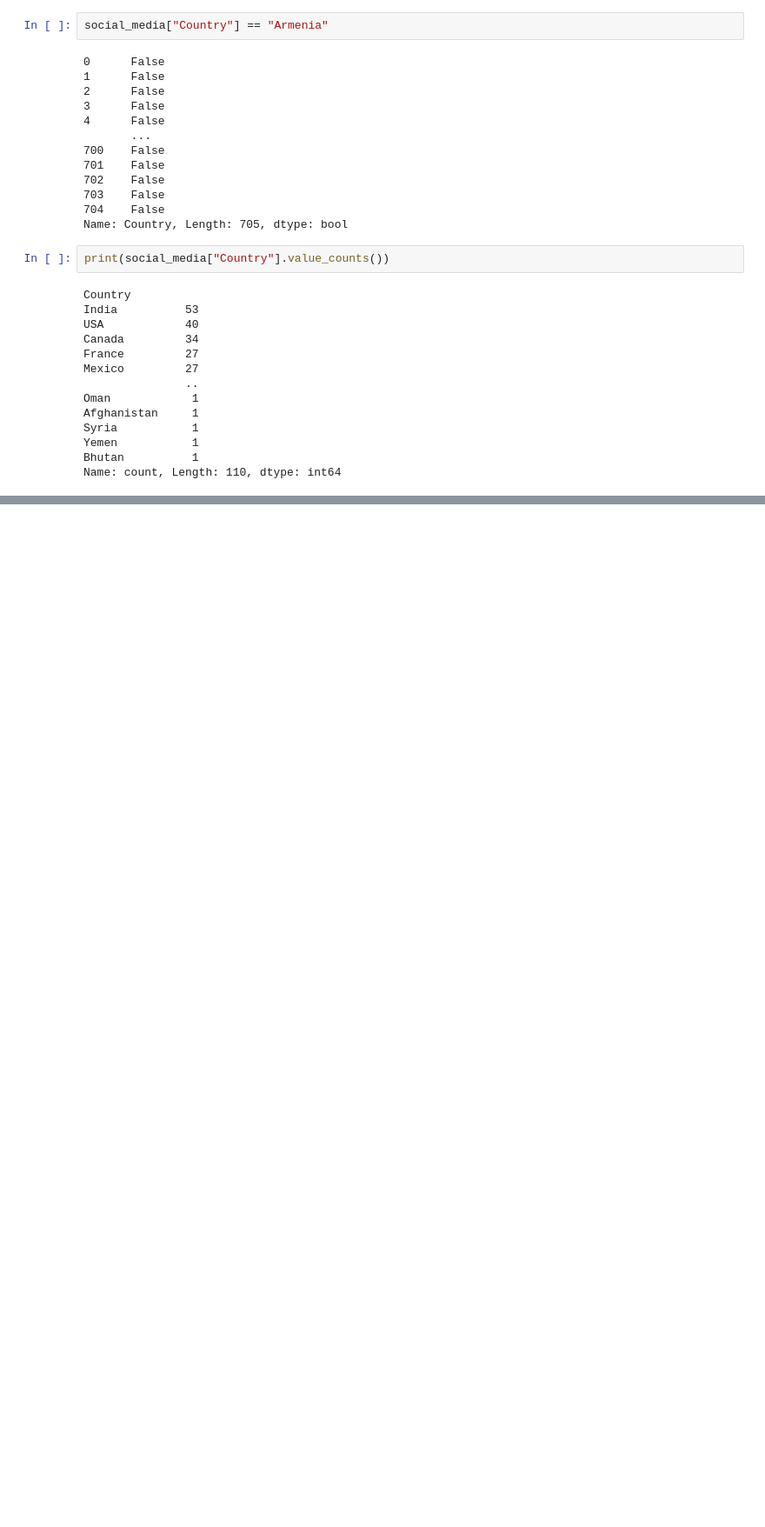
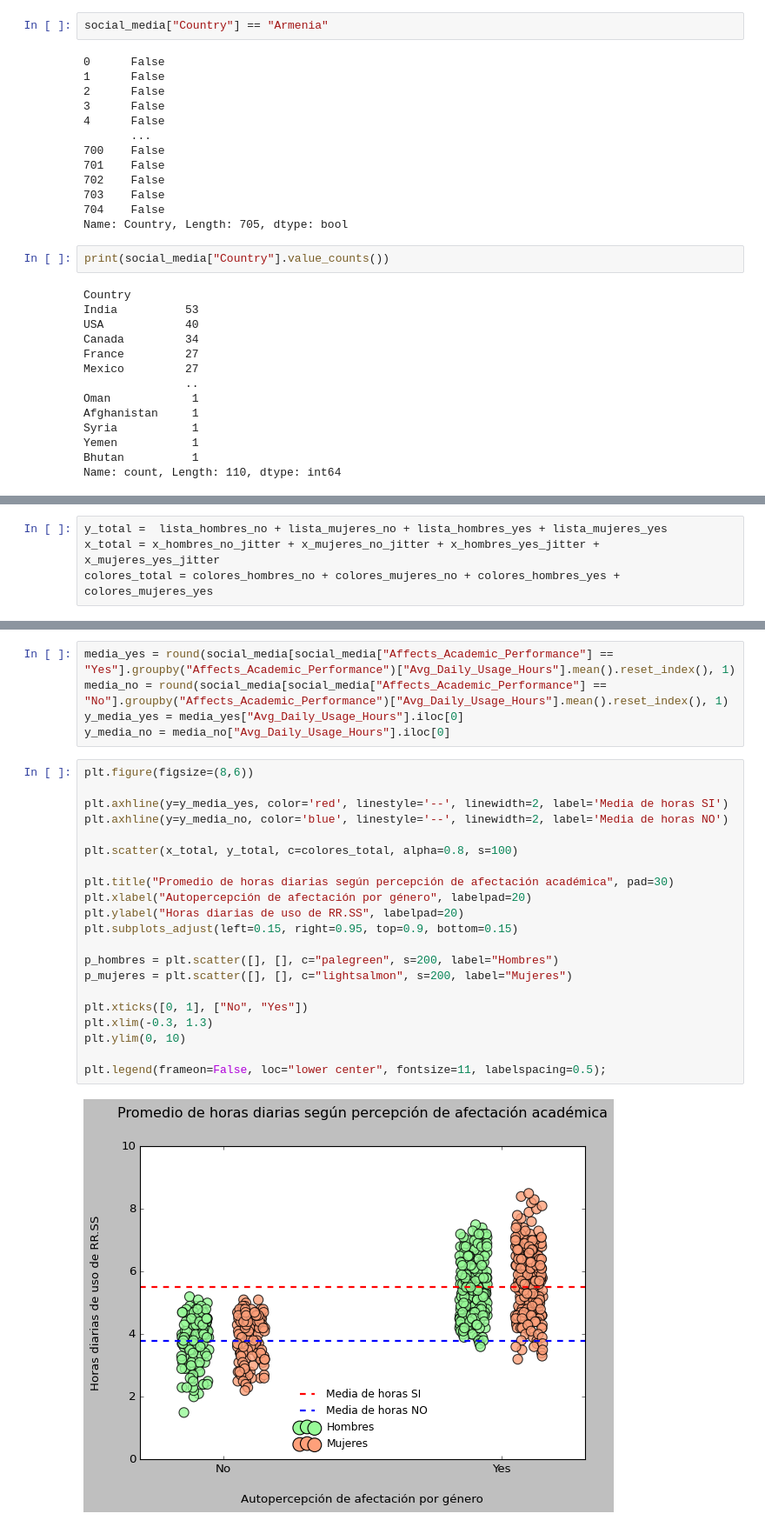
Before and after one commit to AGC79/eda_redes_sociales, a Jupyter notebook: EDA/0-Enunciado_EDA.ipynb, the cells around one changed output, grey strips where cells are left out. Shown: that part at 87% size. Drawn from its saved outputs; the diff is of its cells as text; blank space fills up the shorter version.

```diff
--- a/EDA/0-Enunciado_EDA.ipynb
+++ b/EDA/0-Enunciado_EDA.ipynb
@@ -365,0 +485,4 @@ Name: count, Length: 110, dtype: int64
+# %%
+y_total =  lista_hombres_no + lista_mujeres_no + lista_hombres_yes + lista_mujeres_yes
+x_total = x_hombres_no_jitter + x_mujeres_no_jitter + x_hombres_yes_jitter + x_mujeres_yes_jitter
+colores_total = colores_hombres_no + colores_mujeres_no + colores_hombres_yes + colores_mujeres_yes
@@ -365,0 +498,28 @@ Name: count, Length: 110, dtype: int64
+# %%
+media_yes = round(social_media[social_media["Affects_Academic_Performance"] == "Yes"].groupby("Affects_Academic_Performance")["Avg_Daily_Usage_Hours"].mean().reset_index(), 1)
+media_no = round(social_media[social_media["Affects_Academic_Performance"] == "No"].groupby("Affects_Academic_Performance")["Avg_Daily_Usage_Hours"].mean().reset_index(), 1)
+y_media_yes = media_yes["Avg_Daily_Usage_Hours"].iloc[0]
+y_media_no = media_no["Avg_Daily_Usage_Hours"].iloc[0]
+# %%
+plt.figure(figsize=(8,6))
+
+plt.axhline(y=y_media_yes, color='red', linestyle='--', linewidth=2, label='Media de horas SI')
+plt.axhline(y=y_media_no, color='blue', linestyle='--', linewidth=2, label='Media de horas NO')
+
+plt.scatter(x_total, y_total, c=colores_total, alpha=0.8, s=100)
+
+plt.title("Promedio de horas diarias según percepción de afectación académica", pad=30)
+plt.xlabel("Autopercepción de afectación por género", labelpad=20)
+plt.ylabel("Horas diarias de uso de RR.SS", labelpad=20)
+plt.subplots_adjust(left=0.15, right=0.95, top=0.9, bottom=0.15)
+
+p_hombres = plt.scatter([], [], c="palegreen", s=200, label="Hombres")
+p_mujeres = plt.scatter([], [], c="lightsalmon", s=200, label="Mujeres")
+
+plt.xticks([0, 1], ["No", "Yes"])
+plt.xlim(-0.3, 1.3)
+plt.ylim(0, 10)
+
+plt.legend(frameon=False, loc="lower center", fontsize=11, labelspacing=0.5);
+# %% [output]
+[figure, added]
```
Also changed, not shown: parts of 14 cells of this notebook.
